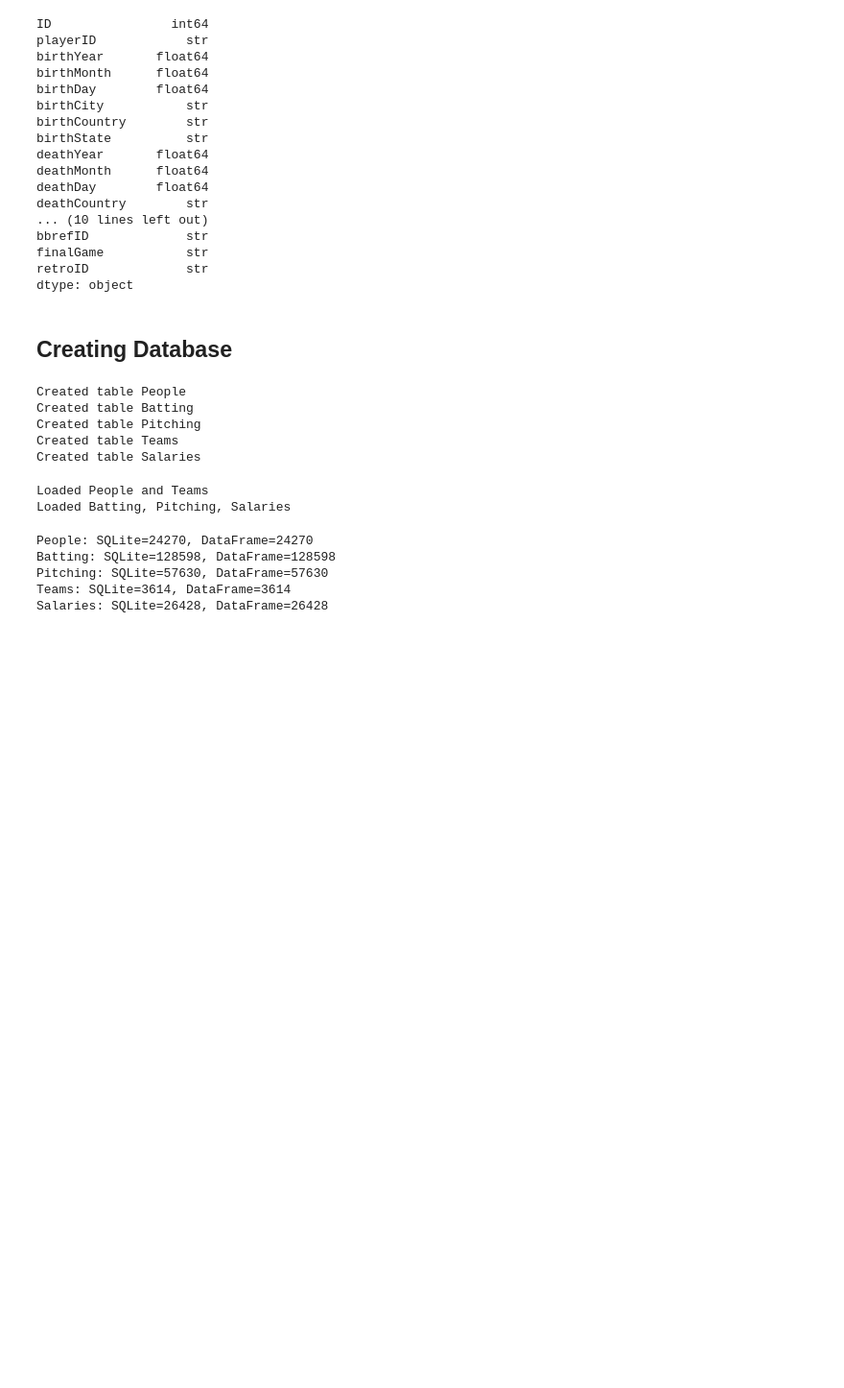
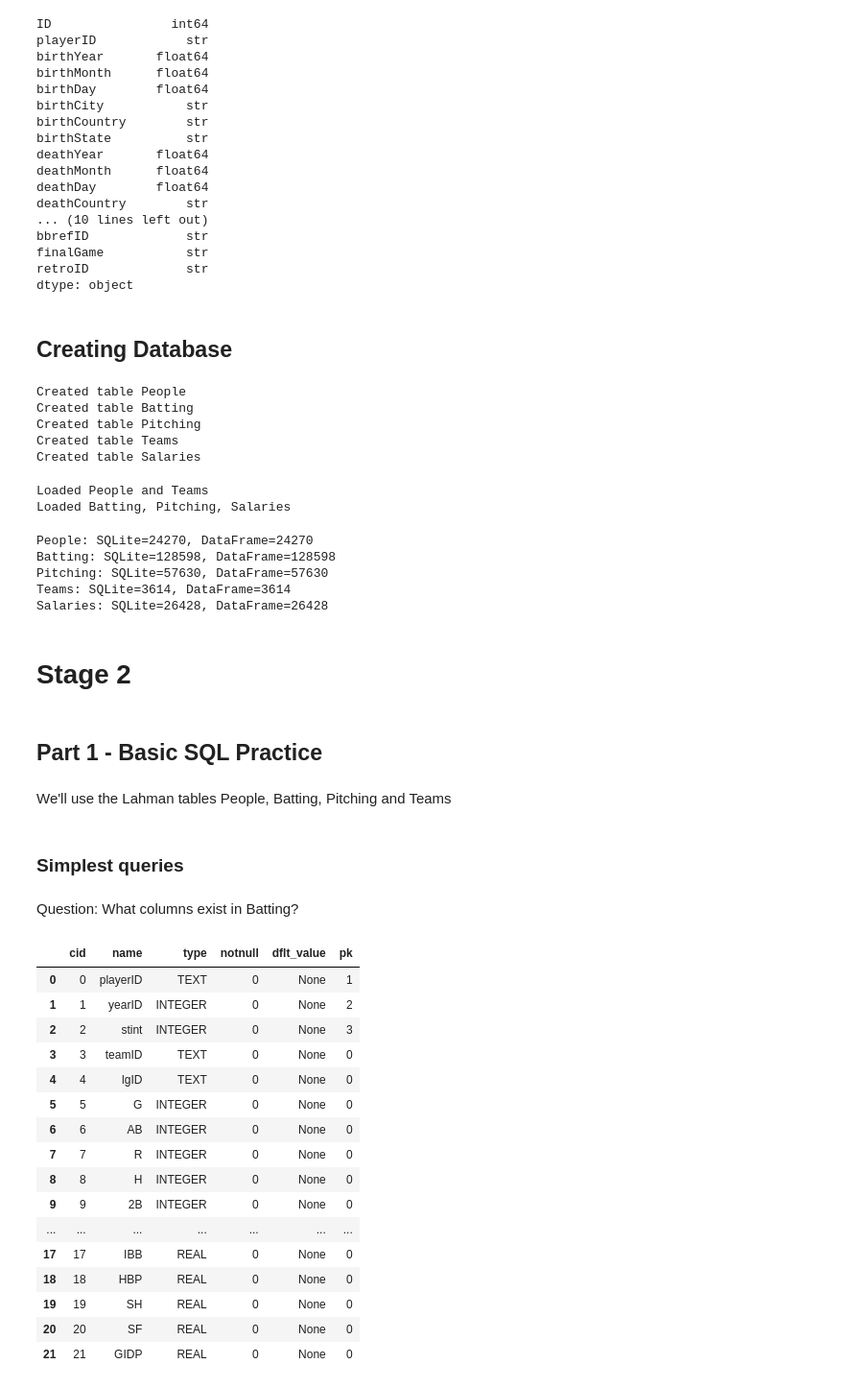
Before and after one commit to andreslunagodoy/data_baseball, a Jupyter notebook: project.ipynb, the cells around one changed output. Shown at 96% size. Drawn from its saved outputs; the diff is of its cells as text; code cells hidden in the pictures; blank space fills up the shorter version.

```diff
--- a/project.ipynb
+++ b/project.ipynb
@@ -193,3 +193,33 @@ Batting: SQLite=128598, DataFrame=128598
 Pitching: SQLite=57630, DataFrame=57630
 Teams: SQLite=3614, DataFrame=3614
 Salaries: SQLite=26428, DataFrame=26428
+# %% [markdown]
+# Stage 2
+# %% [markdown]
+## Part 1 - Basic SQL Practice
+# %% [markdown]
+We'll use the Lahman tables People, Batting, Pitching and Teams
+# %% [markdown]
+### Simplest queries
+# %% [markdown]
+Question: What columns exist in Batting?
+# %%
+pd.read_sql_query("PRAGMA table_info(Batting);", conn)
+# %% [output]
+|  | cid | name | type | notnull | dflt_value | pk |
+| 0 | 0 | playerID | TEXT | 0 | None | 1 |
+| 1 | 1 | yearID | INTEGER | 0 | None | 2 |
+| 2 | 2 | stint | INTEGER | 0 | None | 3 |
+| 3 | 3 | teamID | TEXT | 0 | None | 0 |
+| 4 | 4 | lgID | TEXT | 0 | None | 0 |
+| 5 | 5 | G | INTEGER | 0 | None | 0 |
+| 6 | 6 | AB | INTEGER | 0 | None | 0 |
+| 7 | 7 | R | INTEGER | 0 | None | 0 |
+| 8 | 8 | H | INTEGER | 0 | None | 0 |
+| 9 | 9 | 2B | INTEGER | 0 | None | 0 |
+| ... | ... | ... | ... | ... | ... | ... |
+| 17 | 17 | IBB | REAL | 0 | None | 0 |
+| 18 | 18 | HBP | REAL | 0 | None | 0 |
+| 19 | 19 | SH | REAL | 0 | None | 0 |
+| 20 | 20 | SF | REAL | 0 | None | 0 |
+| 21 | 21 | GIDP | REAL | 0 | None | 0 |
```
Also changed, not shown: parts of 56 cells of this notebook, 3 other files.
